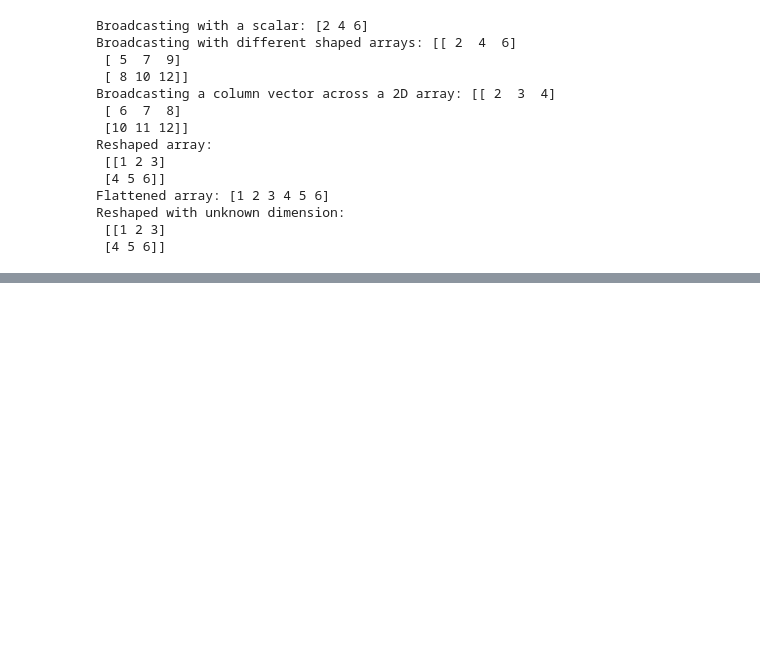
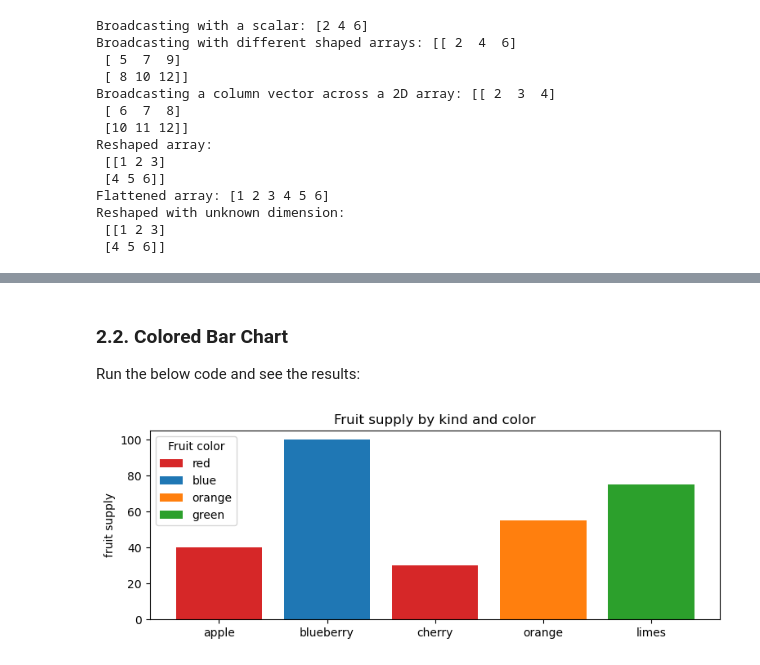
Before and after one commit to Aloa0001/AI-Data-Management-Lab-2, a Jupyter notebook: lab-preparation/pre-processing-and-visualisation.ipynb, the cells around one changed output, grey strips where cells are left out. Cells and saved outputs as stored; diff of their text form; code cells hidden in the pictures; blank space fills up the shorter version.

```diff
--- a/lab-preparation/pre-processing-and-visualisation.ipynb
+++ b/lab-preparation/pre-processing-and-visualisation.ipynb
@@ -436,0 +674,22 @@ Reshaped with unknown dimension:
+# %% [markdown]
+### 2.2. Colored Bar Chart
+
+Run the below code and see the results:
+# %%
+import matplotlib.pyplot as plt
+
+fig, ax = plt.subplots(figsize=(9, 3))
+
+fruits = ["apple", "blueberry", "cherry", "orange", "limes"]
+counts = [40, 100, 30, 55, 75]
+bar_labels = ["red", "blue", "_red", "orange", "green"]
+bar_colors = ["tab:red", "tab:blue", "tab:red", "tab:orange", "tab:green"]
+
+ax.bar(fruits, counts, label=bar_labels, color=bar_colors)
+ax.set_ylabel("fruit supply")
+ax.set_title("Fruit supply by kind and color")
+ax.legend(title="Fruit color")
+
+plt.show()
+# %% [output]
+[figure, added]
```
Also changed, not shown: parts of 70 cells of this notebook.
